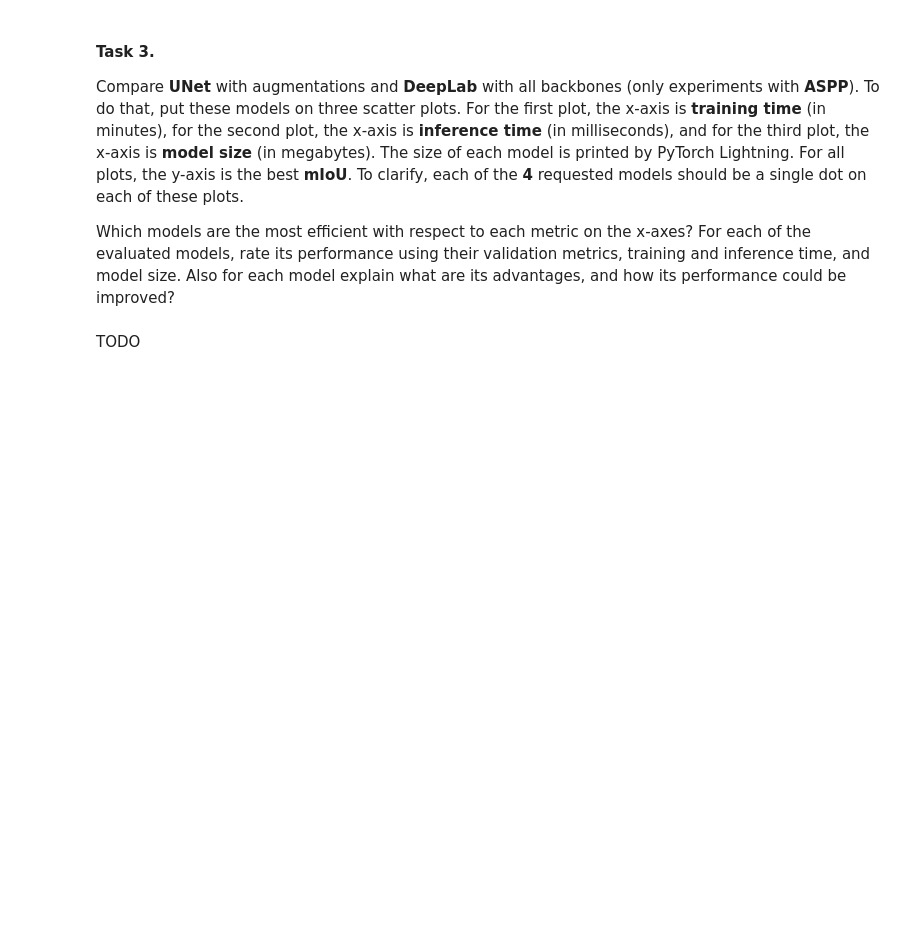
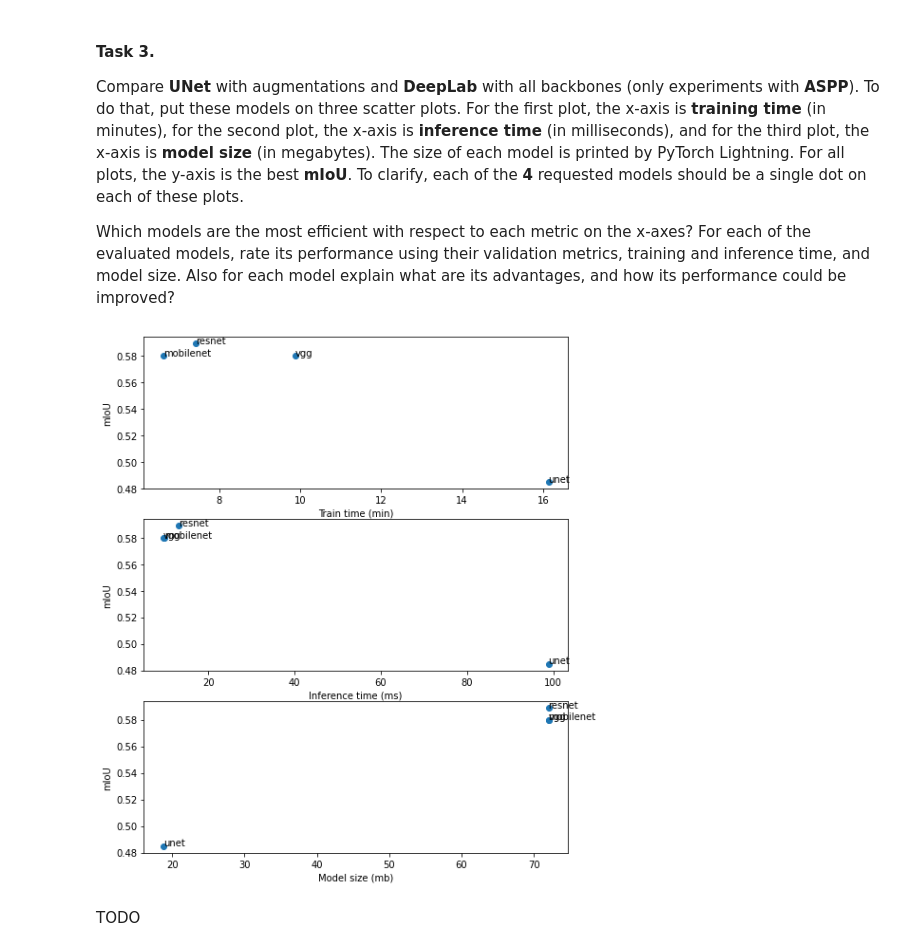
Before and after one commit to p0l0satik/floodnet, a Jupyter notebook: hw2.ipynb, the cells around one changed output. Saved outputs shown, nothing was run; the diff lists cells and outputs as text; code cells hidden in the pictures; blank space fills up the shorter version.

```diff
--- a/hw2.ipynb
+++ b/hw2.ipynb
@@ -1033,6 +1062,39 @@ TODO
 Compare **UNet** with augmentations and **DeepLab** with all backbones (only experiments with **ASPP**). To do that, put these models on three scatter plots. For the first plot, the x-axis is **training time** (in minutes), for the second plot, the x-axis is **inference time** (in milliseconds), and for the third plot, the x-axis is **model size** (in megabytes). The size of each model is printed by PyTorch Lightning. For all plots, the y-axis is the best **mIoU**. To clarify, each of the **4** requested models should be a single dot on each of these plots.
 
 Which models are the most efficient with respect to each metric on the x-axes? For each of the evaluated models, rate its performance using their validation metrics, training and inference time, and model size. Also for each model explain what are its advantages, and how its performance could be improved?
+# %%
+labels = ["unet", "resnet", "mobilenet", "vgg"]
+train_t = [16.133,7.416,6.610,9.869]
+inf_t = [98.859,13.204,9.816,9.524]
+model_size = [18.759,72.009,72.009,72.009]
+mIoU = [.485,.589,.580, .58]
+# plt.scatter(train_t, mIoU)
+# plt.scatter(inf_t, mIoU)
+# plt.scatter(model_size, mIoU)
+
+fig, axs = plt.subplots(3, 1, figsize=(8, 10))
+axs[0].scatter(train_t, mIoU)
+# axs[0].set_title('Train time')
+axs[0].set_xlabel('Train time (min)')
+axs[0].set_ylabel('mIoU')
+for i, txt in enumerate(labels):
+    axs[0].annotate(txt, (train_t[i], mIoU[i]))
+
+axs[1].scatter(inf_t, mIoU)
+# axs[1].set_title('Inference time')
+axs[1].set_xlabel('Inference time (ms)')
+axs[1].set_ylabel('mIoU')
+for i, txt in enumerate(labels):
+    axs[1].annotate(txt, (inf_t[i], mIoU[i]))
+
+axs[2].scatter(model_size, mIoU)
+# axs[2].set_title('Model size')
+axs[2].set_xlabel('Model size (mb)')
+axs[2].set_ylabel('mIoU')
+for i, txt in enumerate(labels):
+    axs[2].annotate(txt, (model_size[i], mIoU[i]))
+# %% [output]
+[figure, added]
 # %% [markdown]
 TODO
 # %% [markdown]
```
Also changed, not shown: parts of 19 cells of this notebook.
